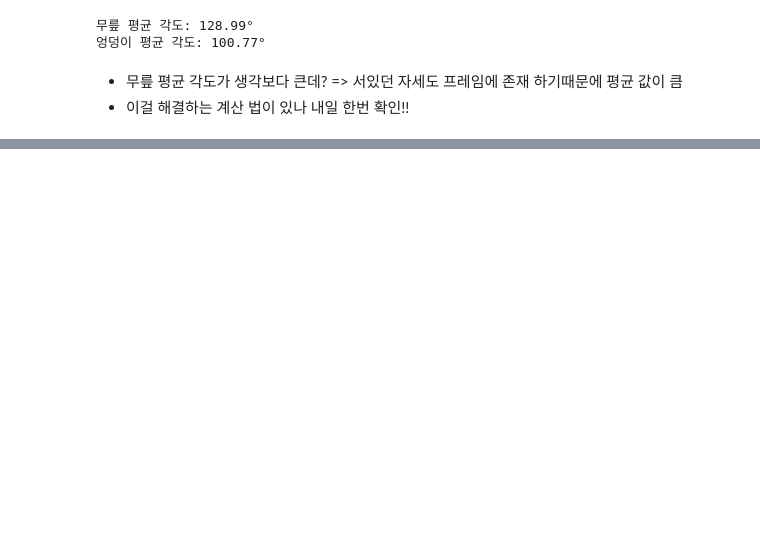
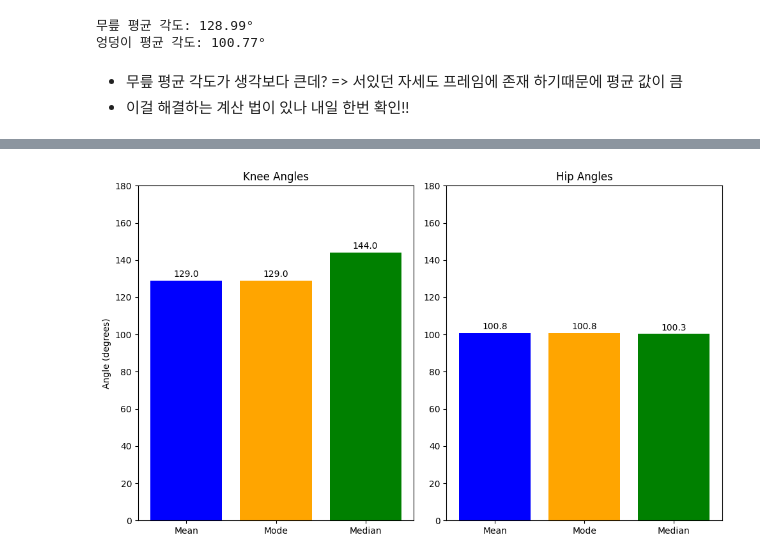
Before and after one commit to OldJin-s/AI_project, a Jupyter notebook: lunge_angles.ipynb, the cells around one changed output, grey strips where cells are left out. Cells and saved outputs as stored; diff of their text form; code cells hidden in the pictures; blank space fills up the shorter version.

Commit message:
angle update

```diff
--- a/lunge_angles.ipynb
+++ b/lunge_angles.ipynb
@@ -197,0 +288,35 @@ print(f"엉덩이 평균 각도: {hip_mean_angle:.2f}°")
+# %%
+import matplotlib.pyplot as plt
+
+# 평균, 최빈값, 중앙값 각도를 하나의 리스트로 정리
+knee_angles = [knee_mean_angle1, knee_mean_angle2.mean(), knee_mean_angle3]
+hip_angles = [hip_mean_angle1, hip_mean_angle2.mean(), hip_mean_angle3]
+
+# 레이블 설정
+methods = ['Mean', 'Mode', 'Median']
+
+# 그래프 생성
+plt.figure(figsize=(10, 6))
+
+# 무릎 각도 시각화
+plt.subplot(1, 2, 1)
+plt.bar(methods, knee_angles, color=['blue', 'orange', 'green'])
+plt.title('Knee Angles')
+plt.ylabel('Angle (degrees)')
+plt.ylim(0, 180)  # 각도 범위를 0~180도로 설정
+for i, angle in enumerate(knee_angles):
+    plt.text(i, angle + 2, f'{angle:.1f}', ha='center', color='black')  # 값 표시
+
+# 엉덩이 각도 시각화
+plt.subplot(1, 2, 2)
+plt.bar(methods, hip_angles, color=['blue', 'orange', 'green'])
+plt.title('Hip Angles')
+plt.ylim(0, 180)  # 각도 범위를 0~180도로 설정
+for i, angle in enumerate(hip_angles):
+    plt.text(i, angle + 2, f'{angle:.1f}', ha='center', color='black')  # 값 표시
+
+# 그래프 레이아웃 조정
+plt.tight_layout()
+plt.show()
+# %% [output]
+[figure, added]
```
Also changed, not shown: parts of 7 cells of this notebook, 1 other file.
